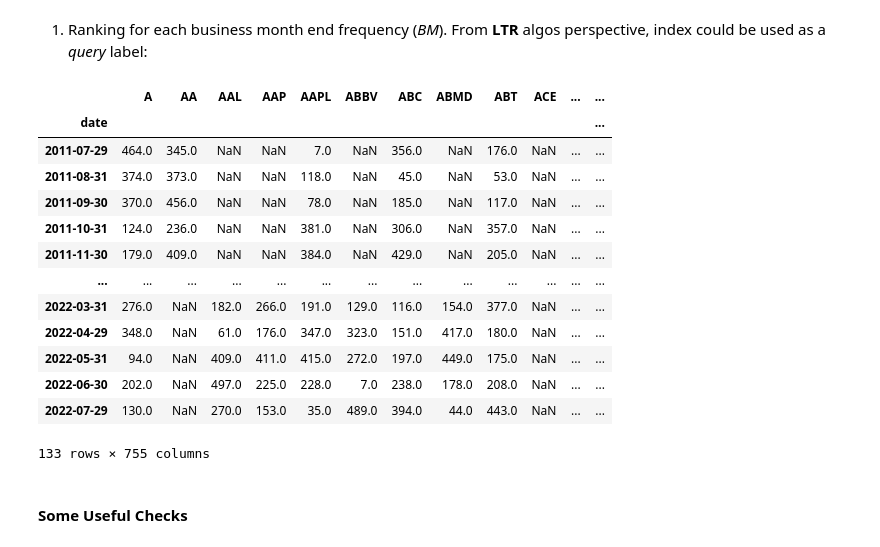
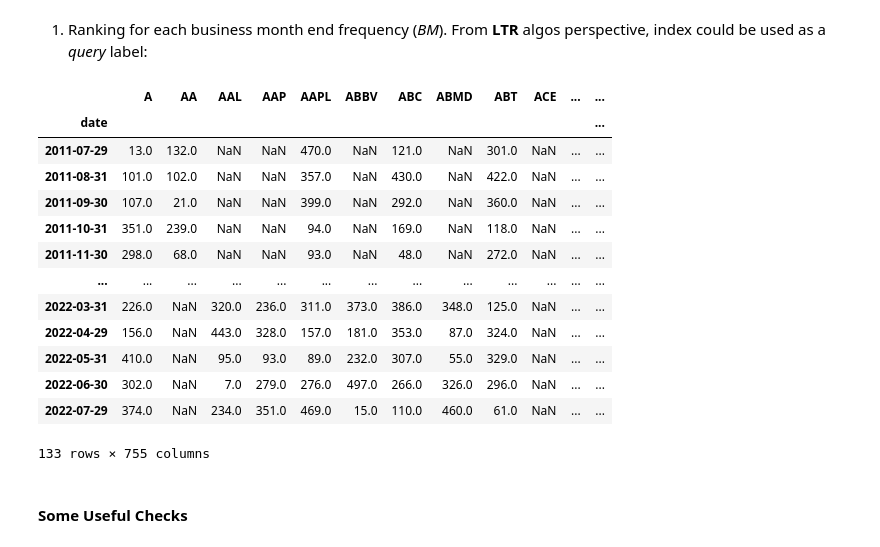
Before and after one commit to falken1983/pystock_recommender, a Jupyter notebook: jupyter_notebooks/scoring_stocks_performance.ipynb, the cells around one changed output. Drawn from its saved outputs; the diff is of its cells as text; code cells hidden in the pictures.

```diff
--- a/jupyter_notebooks/scoring_stocks_performance.ipynb
+++ b/jupyter_notebooks/scoring_stocks_performance.ipynb
@@ -19,7 +19,7 @@ import zipfile
 import pickle
 # %%
 # catch the most recent zip file
-lst_zip_files = glob.glob('data/config/*price_comp*') # * means all if need specific format then *.csv
+lst_zip_files = glob.glob('data/config/*price_comp*zip') # * means all if need specific format then *.csv
 latest_zip_file = max(lst_zip_files, key=os.path.getctime)
 zf = zipfile.ZipFile(latest_zip_file)
 # %%
@@ -116,21 +120,21 @@ plt.grid();
 # %% [markdown]
 1) Ranking for each business month end frequency (_BM_). From **LTR** algos perspective, index could be used as a _query_ label:
 # %%
-df_monthly_returns.rank(ascending=False, axis=1)
+df_monthly_returns.rank(axis=1) # The Higher Rank, The Higher Return
 # %% [output]
 |  | A | AA | AAL | AAP | AAPL | ABBV | ABC | ABMD | ABT | ACE | ... | ... |
 | date |  |  |  |  |  |  |  |  |  |  |  | ... |
-| 2011-07-29 | 464.0 | 345.0 | NaN | NaN | 7.0 | NaN | 356.0 | NaN | 176.0 | NaN | ... | ... |
-| 2011-08-31 | 374.0 | 373.0 | NaN | NaN | 118.0 | NaN | 45.0 | NaN | 53.0 | NaN | ... | ... |
-| 2011-09-30 | 370.0 | 456.0 | NaN | NaN | 78.0 | NaN | 185.0 | NaN | 117.0 | NaN | ... | ... |
-| 2011-10-31 | 124.0 | 236.0 | NaN | NaN | 381.0 | NaN | 306.0 | NaN | 357.0 | NaN | ... | ... |
-| 2011-11-30 | 179.0 | 409.0 | NaN | NaN | 384.0 | NaN | 429.0 | NaN | 205.0 | NaN | ... | ... |
+| 2011-07-29 | 13.0 | 132.0 | NaN | NaN | 470.0 | NaN | 121.0 | NaN | 301.0 | NaN | ... | ... |
+| 2011-08-31 | 101.0 | 102.0 | NaN | NaN | 357.0 | NaN | 430.0 | NaN | 422.0 | NaN | ... | ... |
+| 2011-09-30 | 107.0 | 21.0 | NaN | NaN | 399.0 | NaN | 292.0 | NaN | 360.0 | NaN | ... | ... |
+| 2011-10-31 | 351.0 | 239.0 | NaN | NaN | 94.0 | NaN | 169.0 | NaN | 118.0 | NaN | ... | ... |
+| 2011-11-30 | 298.0 | 68.0 | NaN | NaN | 93.0 | NaN | 48.0 | NaN | 272.0 | NaN | ... | ... |
 | ... | ... | ... | ... | ... | ... | ... | ... | ... | ... | ... | ... | ... |
-| 2022-03-31 | 276.0 | NaN | 182.0 | 266.0 | 191.0 | 129.0 | 116.0 | 154.0 | 377.0 | NaN | ... | ... |
-| 2022-04-29 | 348.0 | NaN | 61.0 | 176.0 | 347.0 | 323.0 | 151.0 | 417.0 | 180.0 | NaN | ... | ... |
-| 2022-05-31 | 94.0 | NaN | 409.0 | 411.0 | 415.0 | 272.0 | 197.0 | 449.0 | 175.0 | NaN | ... | ... |
-| 2022-06-30 | 202.0 | NaN | 497.0 | 225.0 | 228.0 | 7.0 | 238.0 | 178.0 | 208.0 | NaN | ... | ... |
-| 2022-07-29 | 130.0 | NaN | 270.0 | 153.0 | 35.0 | 489.0 | 394.0 | 44.0 | 443.0 | NaN | ... | ... |
+| 2022-03-31 | 226.0 | NaN | 320.0 | 236.0 | 311.0 | 373.0 | 386.0 | 348.0 | 125.0 | NaN | ... | ... |
+| 2022-04-29 | 156.0 | NaN | 443.0 | 328.0 | 157.0 | 181.0 | 353.0 | 87.0 | 324.0 | NaN | ... | ... |
+| 2022-05-31 | 410.0 | NaN | 95.0 | 93.0 | 89.0 | 232.0 | 307.0 | 55.0 | 329.0 | NaN | ... | ... |
+| 2022-06-30 | 302.0 | NaN | 7.0 | 279.0 | 276.0 | 497.0 | 266.0 | 326.0 | 296.0 | NaN | ... | ... |
+| 2022-07-29 | 374.0 | NaN | 234.0 | 351.0 | 469.0 | 15.0 | 110.0 | 460.0 | 61.0 | NaN | ... | ... |
 133 rows × 755 columns
 # %% [markdown]
 #### Some Useful Checks
```
Also changed, not shown: parts of 42 cells of this notebook, 2 other files.
